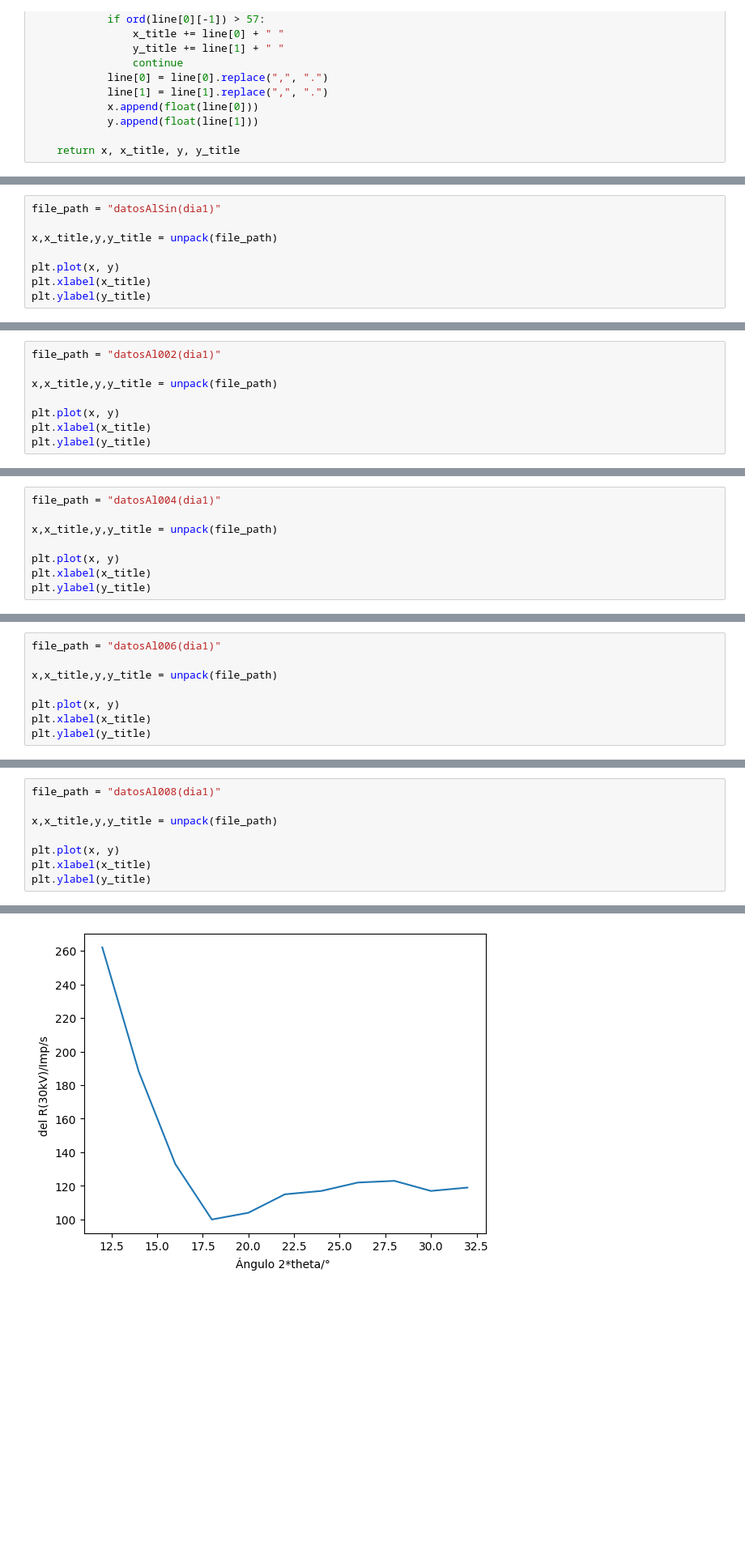
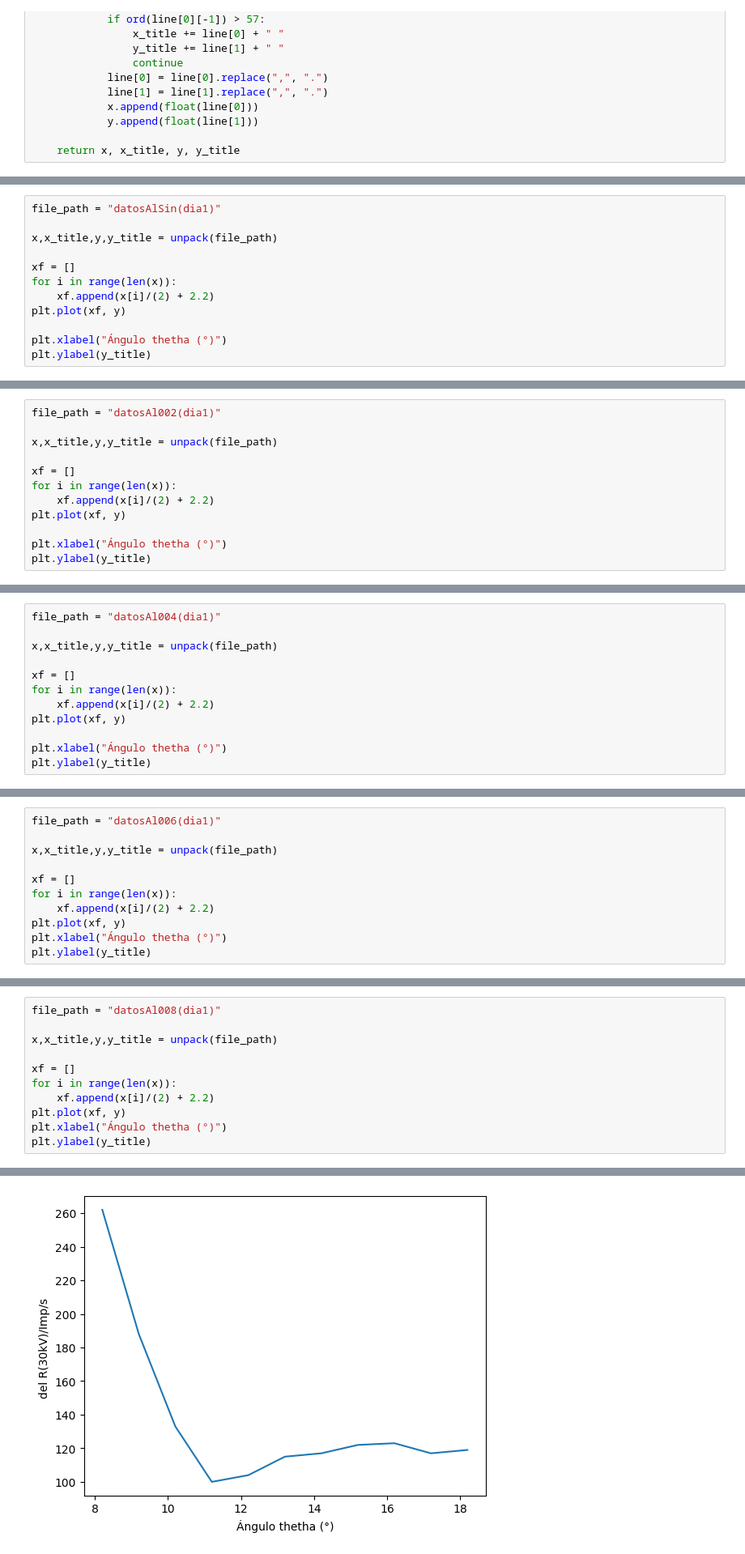
Before and after one commit to rcasasl/Laboratorio-Intermedio, a Jupyter notebook: Rayos X/graficos.ipynb, the cells around one changed output, grey strips where cells are left out. Shown: that part at 81% size. Saved outputs shown, nothing was run; the diff lists cells and outputs as text; blank space fills up the shorter version.

```diff
--- a/Rayos X/graficos.ipynb
+++ b/Rayos X/graficos.ipynb
@@ -44,8 +47,12 @@ file_path = "datosAlSin(dia1)"
 
 x,x_title,y,y_title = unpack(file_path)
 
-plt.plot(x, y)
-plt.xlabel(x_title)
+xf = []
+for i in range(len(x)):
+    xf.append(x[i]/(2) + 2.2)
+plt.plot(xf, y)
+
+plt.xlabel("Ángulo thetha (°)")
 plt.ylabel(y_title)
 # %% [output]
 Text(0, 0.5, 'del R(30kV)/Imp/s ')
@@ -55,8 +62,12 @@ file_path = "datosAl002(dia1)"
 
 x,x_title,y,y_title = unpack(file_path)
 
-plt.plot(x, y)
-plt.xlabel(x_title)
+xf = []
+for i in range(len(x)):
+    xf.append(x[i]/(2) + 2.2)
+plt.plot(xf, y)
+
+plt.xlabel("Ángulo thetha (°)")
 plt.ylabel(y_title)
 # %% [output]
 Text(0, 0.5, 'del R(30kV)/Imp/s ')
@@ -66,8 +77,12 @@ file_path = "datosAl004(dia1)"
 
 x,x_title,y,y_title = unpack(file_path)
 
-plt.plot(x, y)
-plt.xlabel(x_title)
+xf = []
+for i in range(len(x)):
+    xf.append(x[i]/(2) + 2.2)
+plt.plot(xf, y)
+
+plt.xlabel("Ángulo thetha (°)")
 plt.ylabel(y_title)
 # %% [output]
 Text(0, 0.5, 'del R(30kV)/Imp/s ')
@@ -77,8 +92,11 @@ file_path = "datosAl006(dia1)"
 
 x,x_title,y,y_title = unpack(file_path)
 
-plt.plot(x, y)
-plt.xlabel(x_title)
+xf = []
+for i in range(len(x)):
+    xf.append(x[i]/(2) + 2.2)
+plt.plot(xf, y)
+plt.xlabel("Ángulo thetha (°)")
 plt.ylabel(y_title)
 # %% [output]
 Text(0, 0.5, 'del R(30kV)/Imp/s ')
@@ -86,14 +104,17 @@ Text(0, 0.5, 'del R(30kV)/Imp/s ')
 # %%
 file_path = "datosAl008(dia1)"
 
 x,x_title,y,y_title = unpack(file_path)
 
-plt.plot(x, y)
-plt.xlabel(x_title)
+xf = []
+for i in range(len(x)):
+    xf.append(x[i]/(2) + 2.2)
+plt.plot(xf, y)
+plt.xlabel("Ángulo thetha (°)")
 plt.ylabel(y_title)
 # %% [output]
 Text(0, 0.5, 'del R(30kV)/Imp/s ')
-[figure, old version]
+[figure, new version]
 # %%
 file_path = "datosAl010(dia)"
 
```
Also changed, not shown: parts of 6 cells of this notebook, 9 other files.
